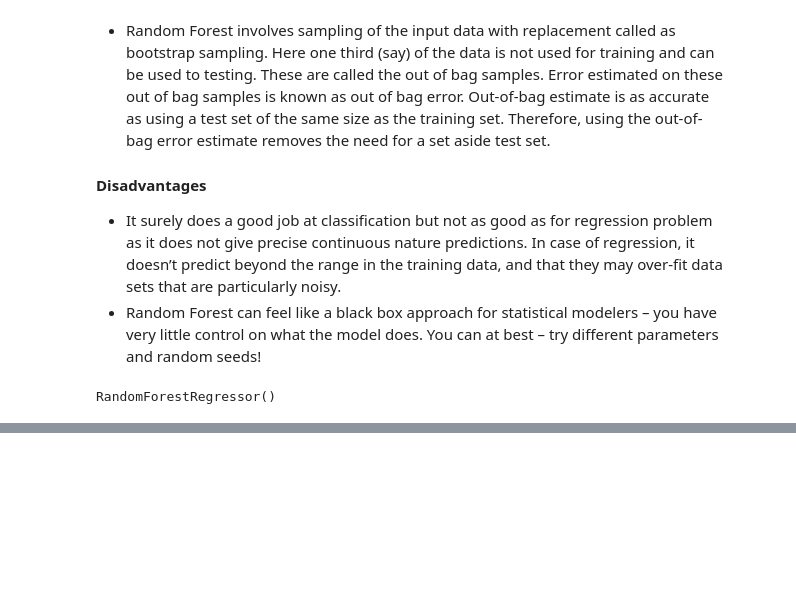
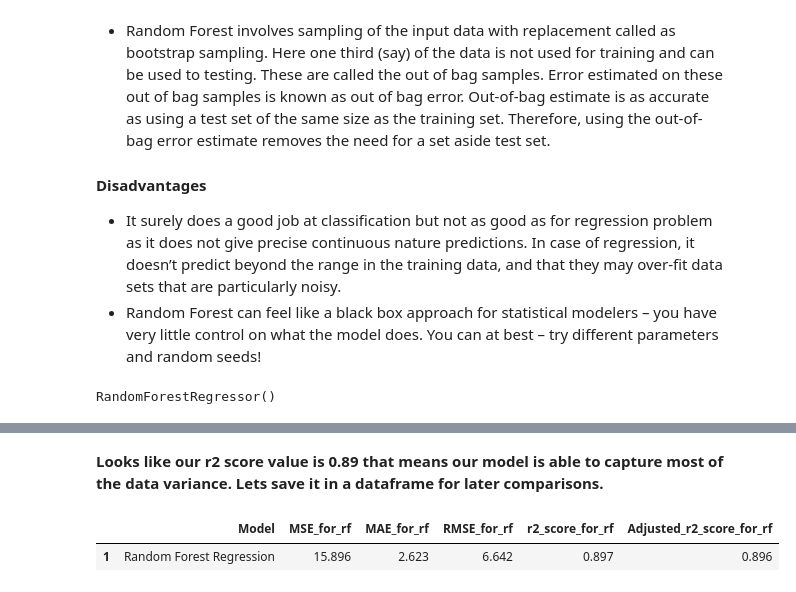
Before and after one commit to sksamima5/Bike-Sharing-Demand-Prediction-, a Jupyter notebook: Bike_Sharing_Demand_Prediction_Capstone_Project.ipynb, the cells around one changed output, grey strips where cells are left out. Cells and saved outputs as stored; diff of their text form; code cells hidden in the pictures; blank space fills up the shorter version.

```diff
--- a/Bike_Sharing_Demand_Prediction_Capstone_Project.ipynb
+++ b/Bike_Sharing_Demand_Prediction_Capstone_Project.ipynb
@@ -1787,0 +1864,16 @@ y_pred_train_rf = rf_regressor.predict(X_train)
+# %% [markdown]
+**Looks like our r2 score value is 0.89 that means our model is  able to capture most of the data variance. Lets save it in a dataframe for later comparisons.**
+# %%
+#Storing the traning set metrics value in a dataframe for later comparison
+dict12 = {'Model' : 'Random Forest Regression',
+         'MSE_for_rf' : round((MSE_for_rf),3),
+         'MAE_for_rf' : round((MAE_for_rf),3),
+         'RMSE_for_rf' : round((RMSE_for_dt),3),
+         'r2_score_for_rf' : round((r2_score_for_rf),3),
+         'Adjusted_r2_score_for_rf' : round((Adjusted_r2_score_for_rf),3)
+         }
+rf_test_df = pd.DataFrame(dict12, index=[1])
+rf_test_df
+# %% [output]
+|  | Model | MSE_for_rf | MAE_for_rf | RMSE_for_rf | r2_score_for_rf | Adjusted_r2_score_for_rf |
+| 1 | Random Forest Regression | 15.896 | 2.623 | 6.642 | 0.897 | 0.896 |
```
Also changed, not shown: parts of 11 cells of this notebook.
